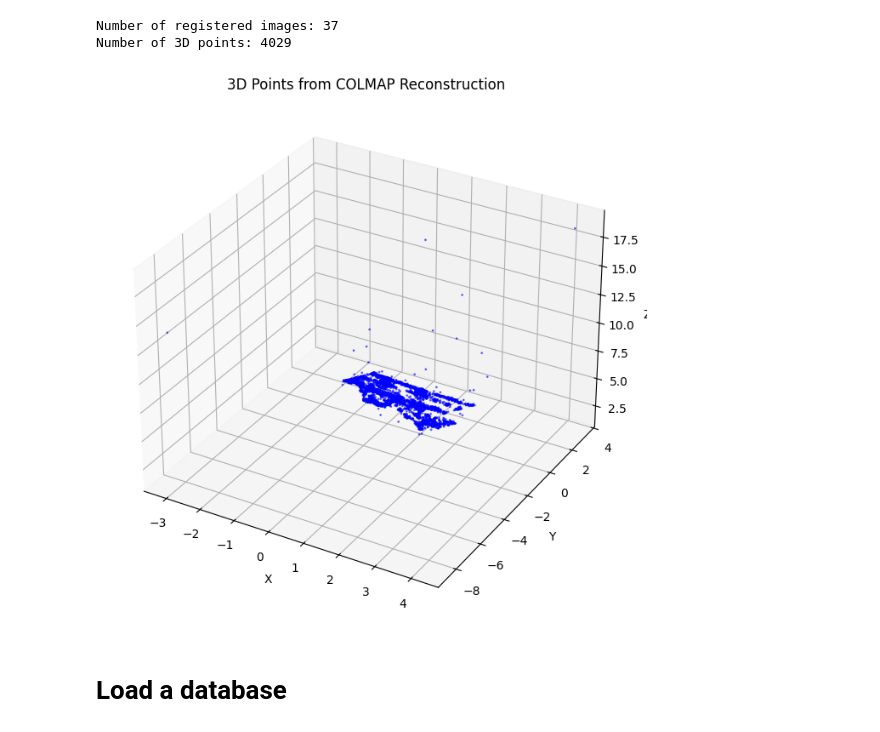
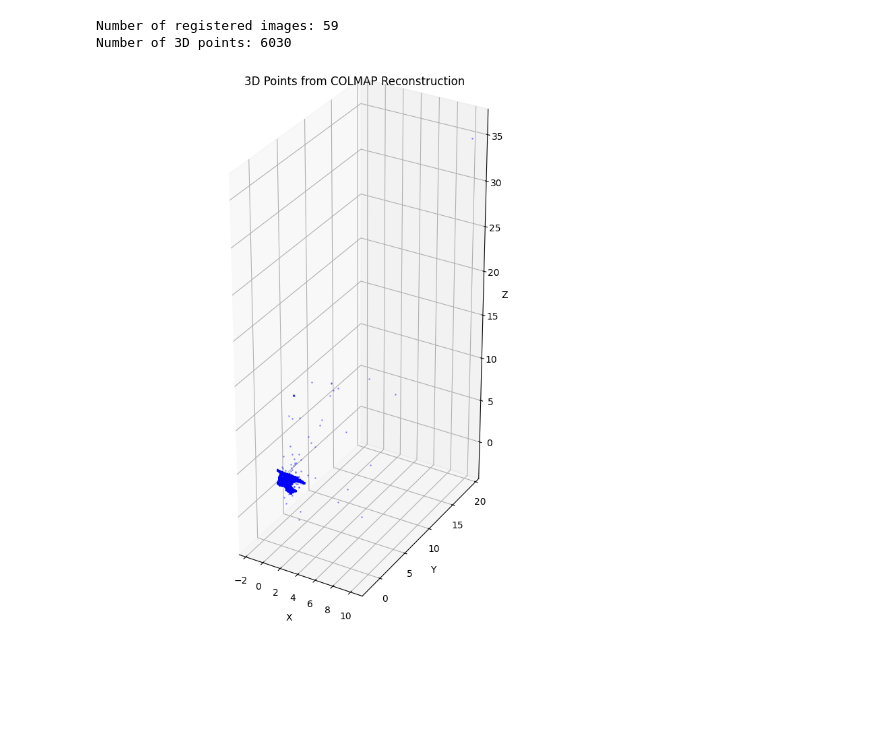
Before and after one commit to jackdaus/cs-782-graph-machine-learning-project, a Jupyter notebook: x3_load_reconstruction.ipynb, the cells around one changed output. Saved outputs shown, nothing was run; the diff lists cells and outputs as text; code cells hidden in the pictures; blank space fills up the shorter version.

Commit message:
Refactor visualization scripts

```diff
--- a/x3_load_reconstruction.ipynb
+++ b/x3_load_reconstruction.ipynb
@@ -4,7 +4,7 @@ import pycolmap
 import pathlib
 
 # Define the path to the reconstruction model directory
-model_path = pathlib.Path('./output/0')  # Change to the correct model directory if needed
+model_path = pathlib.Path('./output/01_nerf/02_lego_large/1762035762715/0')
 
 # Load the reconstruction
 reconstruction = pycolmap.Reconstruction(model_path)
@@ -13,24 +13,12 @@ reconstruction = pycolmap.Reconstruction(model_path)
 print(f"Number of registered images: {len(reconstruction.images)}")
 print(f"Number of 3D points: {len(reconstruction.points3D)}")
 # %% [output]
-Number of registered images: 37
-Number of 3D points: 4029
+Number of registered images: 59
+Number of 3D points: 6030
 # %%
 # Plot the 3D points from the reconstruction
-import numpy as np
-import matplotlib.pyplot as plt
-from mpl_toolkits.mplot3d import Axes3D
+import utils
 
-# Extract 3D point coordinates
-points3D = np.array([p.xyz for p in reconstruction.points3D.values()])
-
-fig = plt.figure(figsize=(10, 8))
-ax = fig.add_subplot(111, projection='3d')
-ax.scatter(points3D[:, 0], points3D[:, 1], points3D[:, 2], s=1, c='b', alpha=0.5)
-ax.set_xlabel('X')
-ax.set_ylabel('Y')
-ax.set_zlabel('Z')
-ax.set_title('3D Points from COLMAP Reconstruction')
-plt.show()
+utils.colmap_3d_points(reconstruction)
 # %% [output]
-[figure, old version]
+[figure, new version]
@@ -83,2 +26,0 @@ fig.show()
-# %% [markdown]
-# Load a database
```
Also changed, not shown: parts of 3 cells of this notebook, 11 other files.
